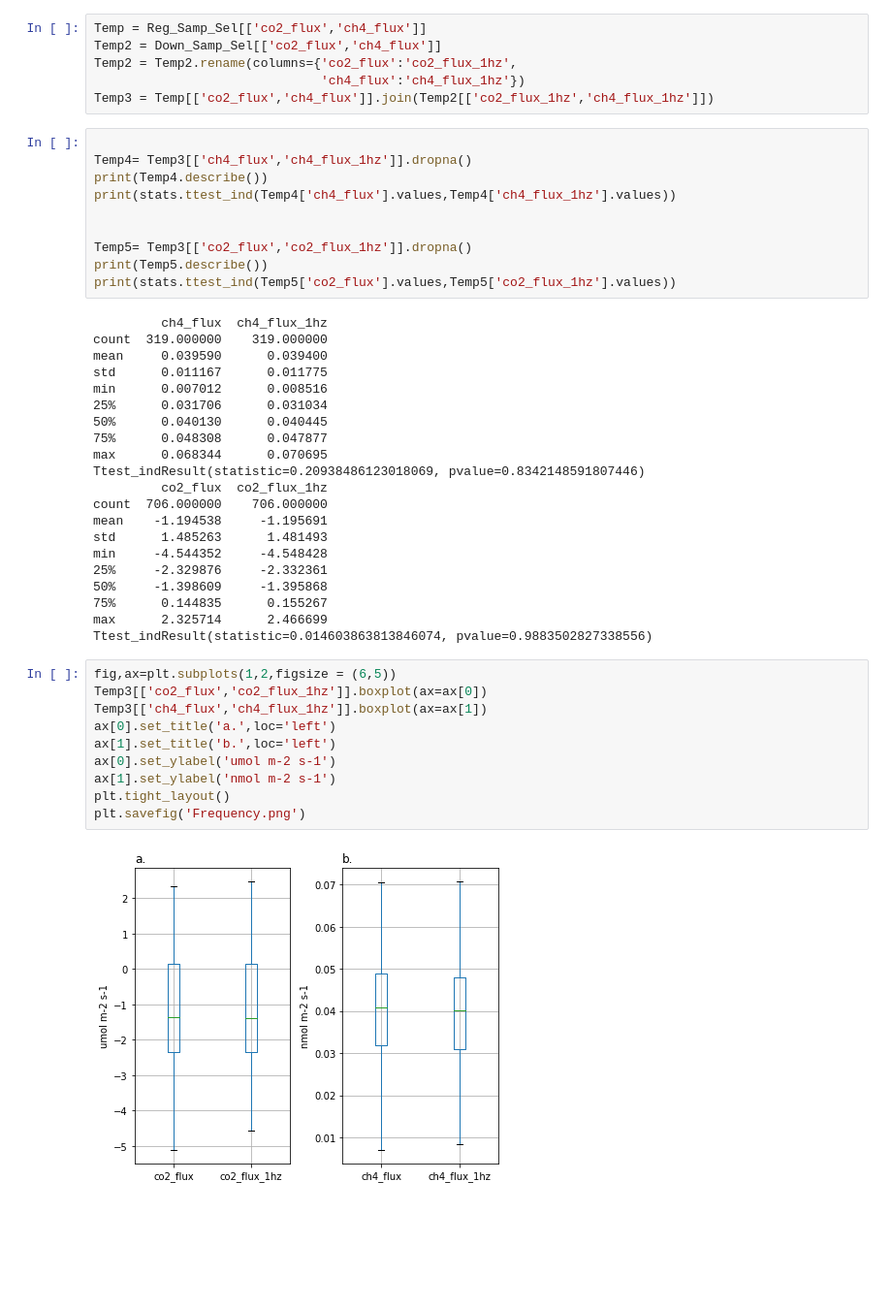
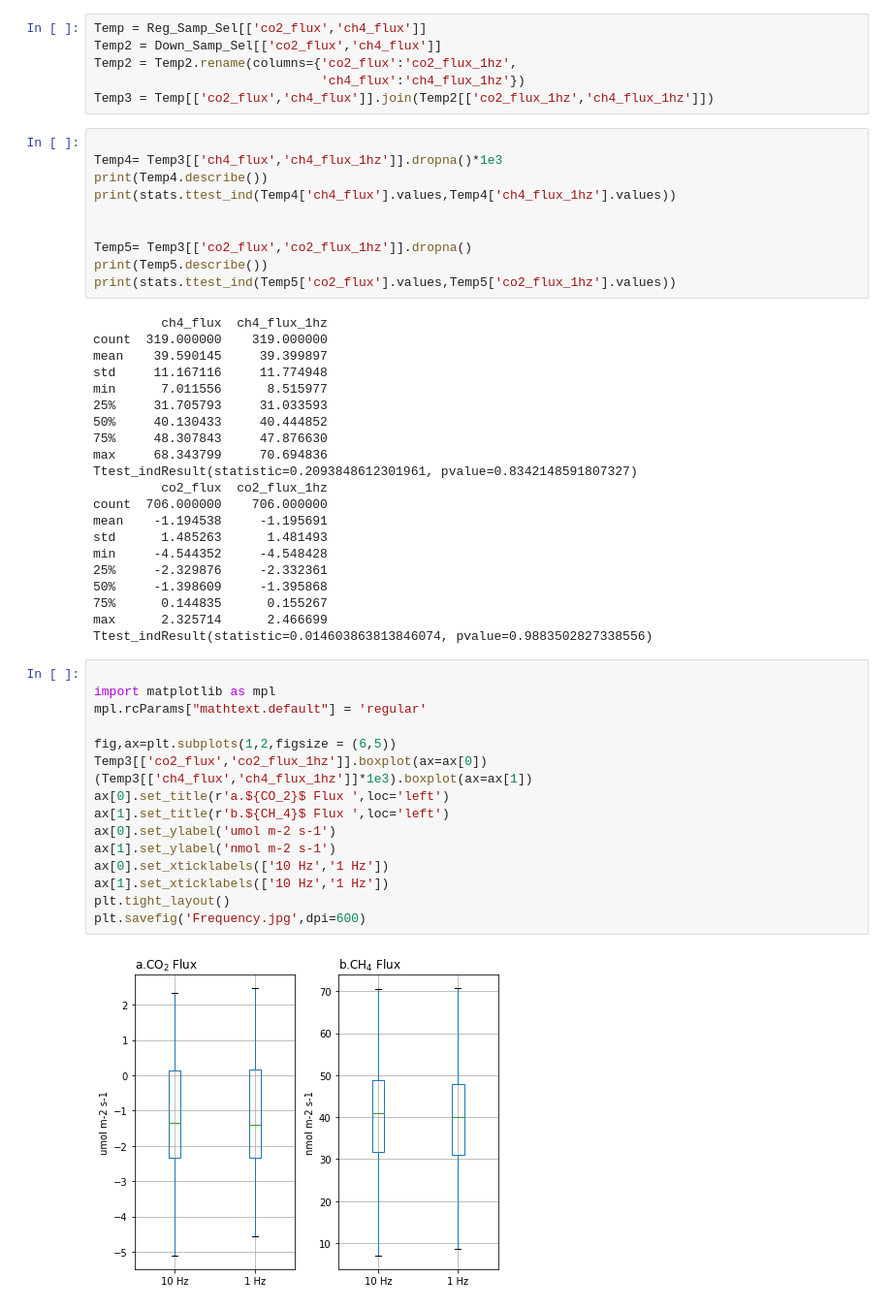
Before and after one commit to June-Skeeter/FishIsland_Processing, a Jupyter notebook: SupplementalMaterials.ipynb, the cells around one changed output. Shown at 97% size. Drawn from its saved outputs; the diff is of its cells as text; blank space fills up the shorter version.

```diff
--- a/SupplementalMaterials.ipynb
+++ b/SupplementalMaterials.ipynb
@@ -31,7 +31,7 @@ Temp2 = Temp2.rename(columns={'co2_flux':'co2_flux_1hz',
 Temp3 = Temp[['co2_flux','ch4_flux']].join(Temp2[['co2_flux_1hz','ch4_flux_1hz']])
 # %%
 
-Temp4= Temp3[['ch4_flux','ch4_flux_1hz']].dropna()
+Temp4= Temp3[['ch4_flux','ch4_flux_1hz']].dropna()*1e3
 print(Temp4.describe())
 print(stats.ttest_ind(Temp4['ch4_flux'].values,Temp4['ch4_flux_1hz'].values))
 
@@ -42,14 +42,14 @@ print(stats.ttest_ind(Temp5['co2_flux'].values,Temp5['co2_flux_1hz'].values))
 # %% [output]
          ch4_flux  ch4_flux_1hz
 count  319.000000    319.000000
-mean     0.039590      0.039400
-std      0.011167      0.011775
-min      0.007012      0.008516
-25%      0.031706      0.031034
-50%      0.040130      0.040445
-75%      0.048308      0.047877
-max      0.068344      0.070695
-Ttest_indResult(statistic=0.20938486123018069, pvalue=0.8342148591807446)
+mean    39.590145     39.399897
+std     11.167116     11.774948
+min      7.011556      8.515977
+25%     31.705793     31.033593
+50%     40.130433     40.444852
+75%     48.307843     47.876630
+max     68.343799     70.694836
+Ttest_indResult(statistic=0.2093848612301961, pvalue=0.8342148591807327)
          co2_flux  co2_flux_1hz
 count  706.000000    706.000000
 mean    -1.194538     -1.195691
@@ -61,17 +61,23 @@ min     -4.544352     -4.548428
 max      2.325714      2.466699
 Ttest_indResult(statistic=0.014603863813846074, pvalue=0.9883502827338556)
 # %%
+
+import matplotlib as mpl
+mpl.rcParams["mathtext.default"] = 'regular'
+
 fig,ax=plt.subplots(1,2,figsize = (6,5))
 Temp3[['co2_flux','co2_flux_1hz']].boxplot(ax=ax[0])
-Temp3[['ch4_flux','ch4_flux_1hz']].boxplot(ax=ax[1])
-ax[0].set_title('a.',loc='left')
-ax[1].set_title('b.',loc='left')
+(Temp3[['ch4_flux','ch4_flux_1hz']]*1e3).boxplot(ax=ax[1])
+ax[0].set_title(r'a.${CO_2}$ Flux ',loc='left')
+ax[1].set_title(r'b.${CH_4}$ Flux ',loc='left')
 ax[0].set_ylabel('umol m-2 s-1')
 ax[1].set_ylabel('nmol m-2 s-1')
+ax[0].set_xticklabels(['10 Hz','1 Hz'])
+ax[1].set_xticklabels(['10 Hz','1 Hz'])
 plt.tight_layout()
-plt.savefig('Frequency.png')
+plt.savefig('Frequency.jpg',dpi=600)
 # %% [output]
-[figure, old version]
+[figure, new version]
 # %%
 # Reg_Samp_Sel2 = Reg_Samp.loc[Reg_Samp['ch4_flux'].isnull()==False]
 
```
Also changed, not shown: parts of 1 cell of this notebook, 4 other files.
